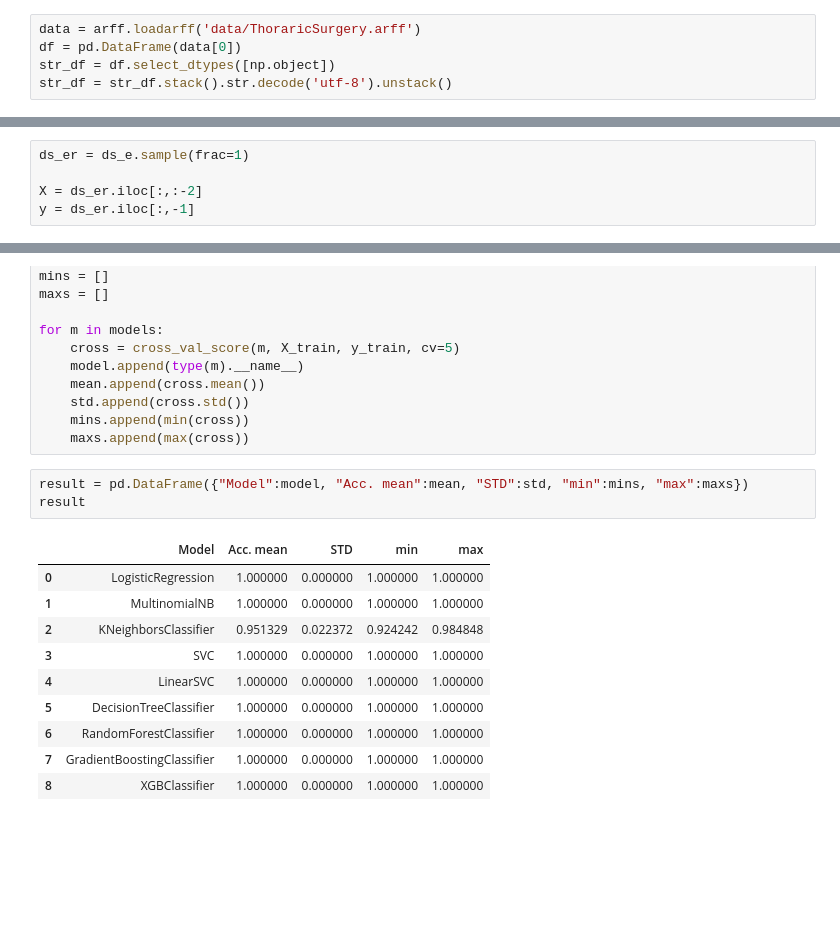
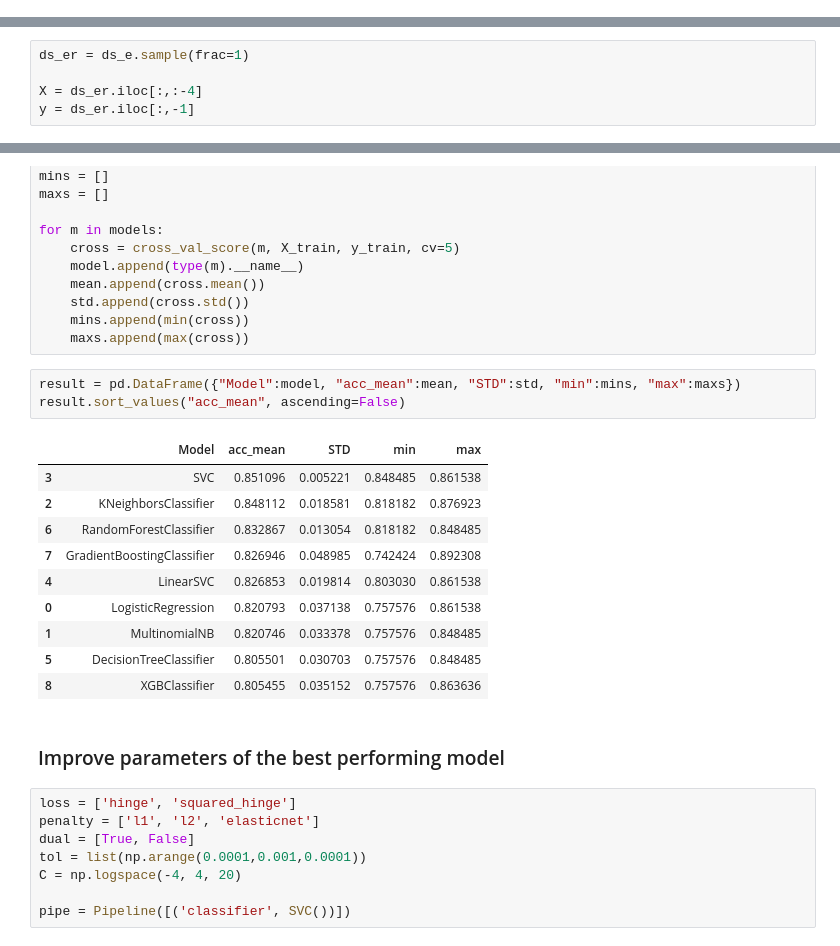
Before and after one commit to e-lubrini/thoracic-surgery-life-expectancy-classification, a Jupyter notebook: main.ipynb, the cells around one changed output, grey strips where cells are left out. Saved outputs shown, nothing was run; the diff lists cells and outputs as text; blank space fills up the shorter version.

```diff
--- a/main.ipynb
+++ b/main.ipynb
@@ -43,11 +43,6 @@ from sklearn.metrics import confusion_matrix, classification_report
 rs = 1
 # %% [markdown]
 ## Loading the Dataset
-# %%
-data = arff.loadarff('data/ThoraricSurgery.arff')
-df = pd.DataFrame(data[0])
-str_df = df.select_dtypes([np.object])
-str_df = str_df.stack().str.decode('utf-8').unstack()
 # %%
 
 # download dataset
@@ -238,7 +225,7 @@ True
 # %%
 ds_er = ds_e.sample(frac=1)
 
-X = ds_er.iloc[:,:-2]
+X = ds_er.iloc[:,:-4]
 y = ds_er.iloc[:,-1]
 # %% [markdown]
 ## Algorithm
@@ -271,16 +260,26 @@ for m in models:
     mins.append(min(cross))
     maxs.append(max(cross))
 # %%
-result = pd.DataFrame({"Model":model, "Acc. mean":mean, "STD":std, "min":mins, "max":maxs})
-result
+result = pd.DataFrame({"Model":model, "acc_mean":mean, "STD":std, "min":mins, "max":maxs})
+result.sort_values("acc_mean", ascending=False)
 # %% [output]
-|  | Model | Acc. mean | STD | min | max |
-| 0 | LogisticRegression | 1.000000 | 0.000000 | 1.000000 | 1.000000 |
-| 1 | MultinomialNB | 1.000000 | 0.000000 | 1.000000 | 1.000000 |
-| 2 | KNeighborsClassifier | 0.951329 | 0.022372 | 0.924242 | 0.984848 |
-| 3 | SVC | 1.000000 | 0.000000 | 1.000000 | 1.000000 |
-| 4 | LinearSVC | 1.000000 | 0.000000 | 1.000000 | 1.000000 |
-| 5 | DecisionTreeClassifier | 1.000000 | 0.000000 | 1.000000 | 1.000000 |
-| 6 | RandomForestClassifier | 1.000000 | 0.000000 | 1.000000 | 1.000000 |
-| 7 | GradientBoostingClassifier | 1.000000 | 0.000000 | 1.000000 | 1.000000 |
-| 8 | XGBClassifier | 1.000000 | 0.000000 | 1.000000 | 1.000000 |
+|  | Model | acc_mean | STD | min | max |
+| 3 | SVC | 0.851096 | 0.005221 | 0.848485 | 0.861538 |
+| 2 | KNeighborsClassifier | 0.848112 | 0.018581 | 0.818182 | 0.876923 |
+| 6 | RandomForestClassifier | 0.832867 | 0.013054 | 0.818182 | 0.848485 |
+| 7 | GradientBoostingClassifier | 0.826946 | 0.048985 | 0.742424 | 0.892308 |
+| 4 | LinearSVC | 0.826853 | 0.019814 | 0.803030 | 0.861538 |
+| 0 | LogisticRegression | 0.820793 | 0.037138 | 0.757576 | 0.861538 |
+| 1 | MultinomialNB | 0.820746 | 0.033378 | 0.757576 | 0.848485 |
+| 5 | DecisionTreeClassifier | 0.805501 | 0.030703 | 0.757576 | 0.848485 |
+| 8 | XGBClassifier | 0.805455 | 0.035152 | 0.757576 | 0.863636 |
+# %% [markdown]
+### Improve parameters of the best performing model
+# %%
+loss = ['hinge', 'squared_hinge']
+penalty = ['l1', 'l2', 'elasticnet']
+dual = [True, False]
+tol = list(np.arange(0.0001,0.001,0.0001))
+C = np.logspace(-4, 4, 20)
+
+pipe = Pipeline([('classifier', SVC())])
```
Also changed, not shown: parts of 10 cells of this notebook.
